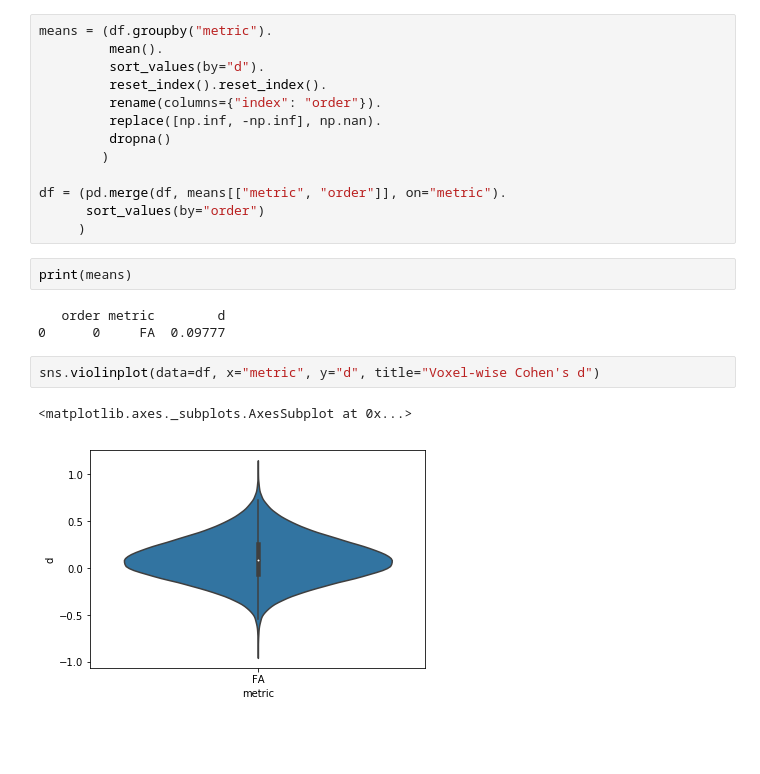
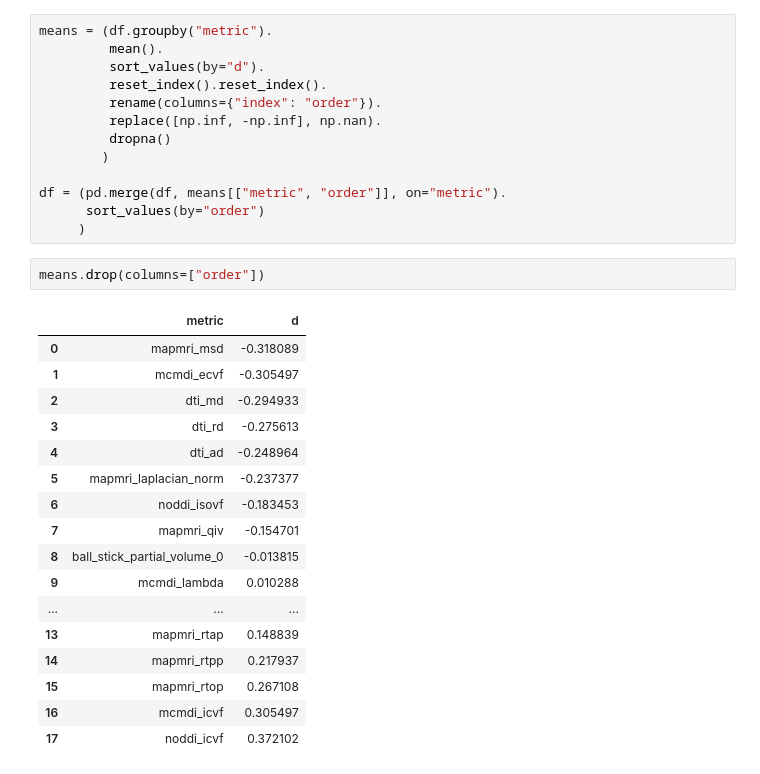
Before and after one commit to matteofrigo/ohbm19_hackaton_adni_dmipy, a Jupyter notebook: calc_es.ipynb, the cells around one changed output. Cells and saved outputs as stored; diff of their text form; blank space fills up the shorter version.

```diff
--- a/calc_es.ipynb
+++ b/calc_es.ipynb
@@ -84,13 +102,23 @@ means = (df.groupby("metric").
 df = (pd.merge(df, means[["metric", "order"]], on="metric").
       sort_values(by="order")
      )
-# %%
-print(means)
-# %% [output]
-   order metric        d
-0      0     FA  0.09777
-# %%
-sns.violinplot(data=df, x="metric", y="d", title="Voxel-wise Cohen's d")
-# %% [output]
-<matplotlib.axes._subplots.AxesSubplot at 0x...>
-[figure, removed]
+# %%
+means.drop(columns=["order"])
+# %% [output]
+|  | metric | d |
+| 0 | mapmri_msd | -0.318089 |
+| 1 | mcmdi_ecvf | -0.305497 |
+| 2 | dti_md | -0.294933 |
+| 3 | dti_rd | -0.275613 |
+| 4 | dti_ad | -0.248964 |
+| 5 | mapmri_laplacian_norm | -0.237377 |
+| 6 | noddi_isovf | -0.183453 |
+| 7 | mapmri_qiv | -0.154701 |
+| 8 | ball_stick_partial_volume_0 | -0.013815 |
+| 9 | mcmdi_lambda | 0.010288 |
+| ... | ... | ... |
+| 13 | mapmri_rtap | 0.148839 |
+| 14 | mapmri_rtpp | 0.217937 |
+| 15 | mapmri_rtop | 0.267108 |
+| 16 | mcmdi_icvf | 0.305497 |
+| 17 | noddi_icvf | 0.372102 |
```
Also changed, not shown: parts of 3 cells of this notebook.
